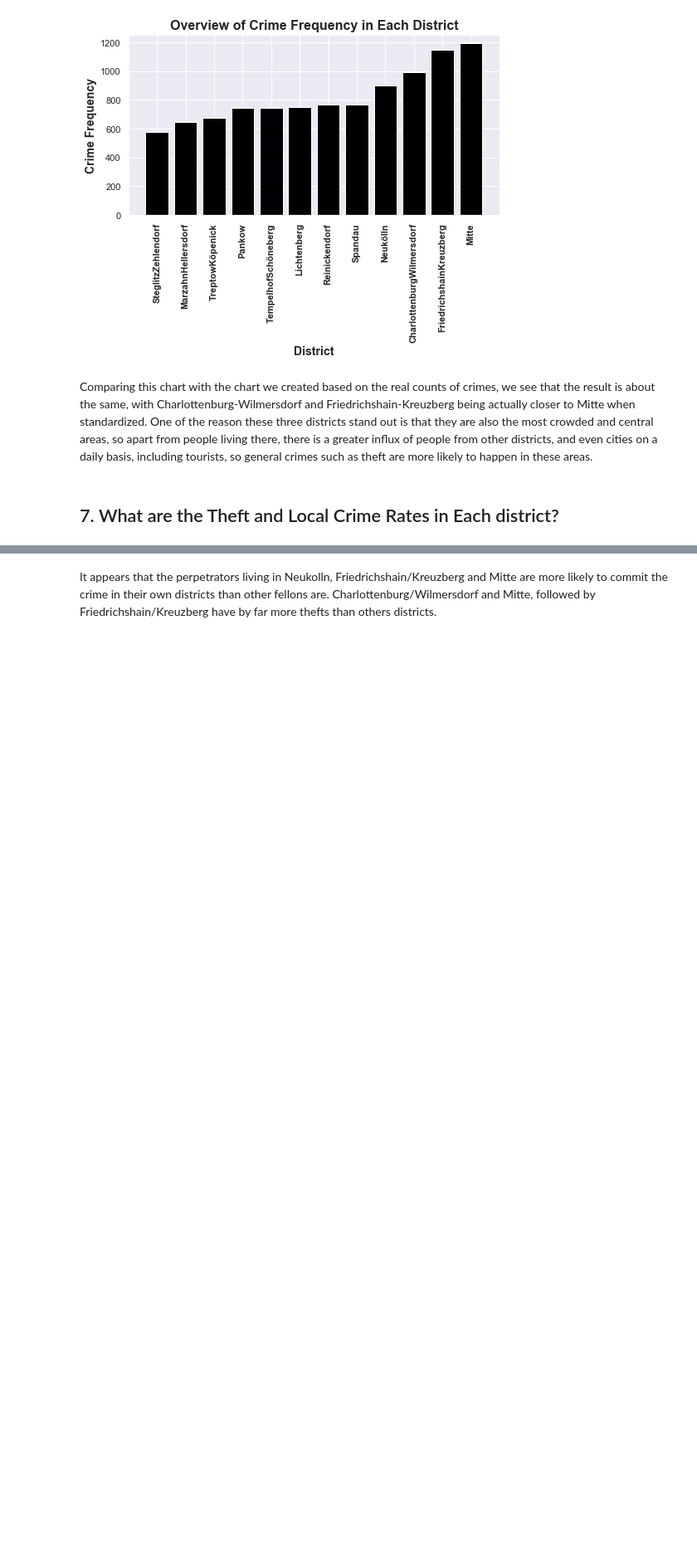
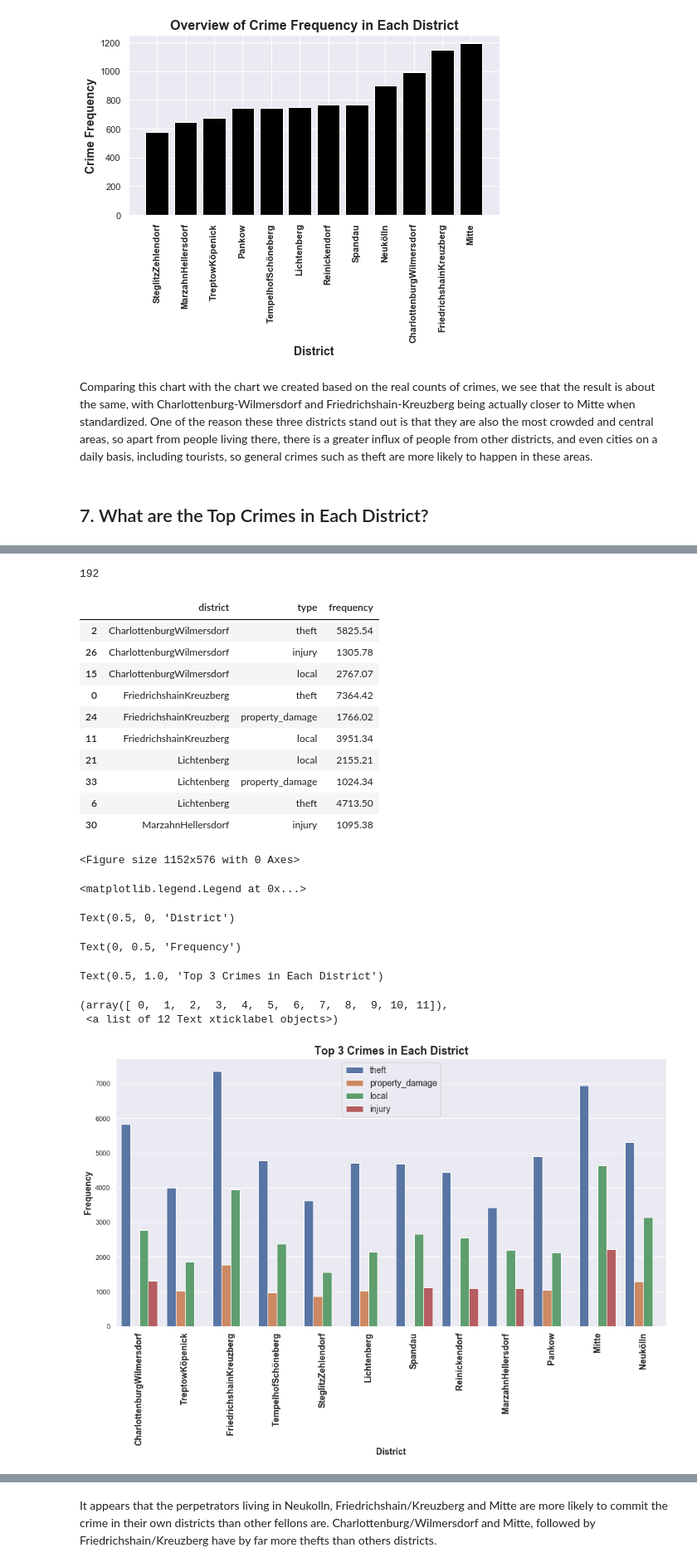
Before and after one commit to MilVas/Week-6-Project-Berlin-Crime, a Jupyter notebook: CrimeAndItsSpatialDistribution.ipynb, the cells around one changed output, grey strips where cells are left out. Shown at 83% size. Drawn from its saved outputs; the diff is of its cells as text; code cells hidden in the pictures; blank space fills up the shorter version.

```diff
--- a/Milena2.ipynb
+++ b/CrimeAndItsSpatialDistribution.ipynb
@@ -745,4 +707,33 @@ Text(0.5, 1.0, 'Overview of Crime Frequency in Each District')
 # %% [markdown]
 Comparing this chart with the chart we created based on the real counts of crimes, we see that the result is about the same, with Charlottenburg-Wilmersdorf and Friedrichshain-Kreuzberg being actually closer to Mitte when standardized. One of the reason these three districts stand out is that they are also the most crowded and central areas, so apart from people living there, there is a greater influx of people from other districts, and even cities on a daily basis, including tourists, so general crimes such as theft are more likely to happen in these areas.
 # %% [markdown]
-## 7. What are the Theft and Local Crime Rates in Each district?
+## 7. What are the Top Crimes  in Each District?
+# %%
+dang_dist = (cfreqout_wo_outliers1.groupby(by=["district",'type']).
+              agg({"frequency":"mean"}).reset_index().
+              sort_values(by=["frequency","district",'type'], ascending=False))
+dang_dist['frequency'] = round(dang_dist['frequency'],2)
+
+dang_dist.head()
+len(dang_dist)
+
+topcrimes_district = dang_dist.groupby('district').head(3).reset_index(drop=True)
+topcrimes_district = topcrimes_district.sort_values('district')
+topcrimes_district.head(10)
+
+#Visualising top 3 crimes
+topcrimes_district=topcrimes_district.sort_values('type', ascending=False)
+plt.figure(figsize=(16,8))
+ax= sns.barplot(x= 'district',
+            y= 'frequency',
+            data =topcrimes_district,
+
+            hue='type'
+            )
+plt.legend(fontsize=14, title_fontsize=11)
+ax.set_xlabel('District',fontsize=14, FontWeight = 'bold');
+ax.set_ylabel('Frequency',fontsize=14,FontWeight = 'bold');
+ax.set_title('Top 3 Crimes in Each District',fontsize=18,FontWeight = 'bold' )
+
+plt.xticks(rotation=90, fontsize = 14, FontWeight='bold')
+# %% [output]
@@ -748,0 +746,20 @@ Comparing this chart with the chart we created based on the real counts of crime
+192
+|  | district | type | frequency |
+| 2 | CharlottenburgWilmersdorf | theft | 5825.54 |
+| 26 | CharlottenburgWilmersdorf | injury | 1305.78 |
+| 15 | CharlottenburgWilmersdorf | local | 2767.07 |
+| 0 | FriedrichshainKreuzberg | theft | 7364.42 |
+| 24 | FriedrichshainKreuzberg | property_damage | 1766.02 |
+| 11 | FriedrichshainKreuzberg | local | 3951.34 |
+| 21 | Lichtenberg | local | 2155.21 |
+| 33 | Lichtenberg | property_damage | 1024.34 |
+| 6 | Lichtenberg | theft | 4713.50 |
+| 30 | MarzahnHellersdorf | injury | 1095.38 |
+<Figure size 1152x576 with 0 Axes>
+<matplotlib.legend.Legend at 0x...>
+Text(0.5, 0, 'District')
+Text(0, 0.5, 'Frequency')
+Text(0.5, 1.0, 'Top 3 Crimes in Each District')
+(array([ 0,  1,  2,  3,  4,  5,  6,  7,  8,  9, 10, 11]),
+ <a list of 12 Text xticklabel objects>)
+[figure, added]
```
Also changed, not shown: parts of 40 cells of this notebook, 13 other files.
